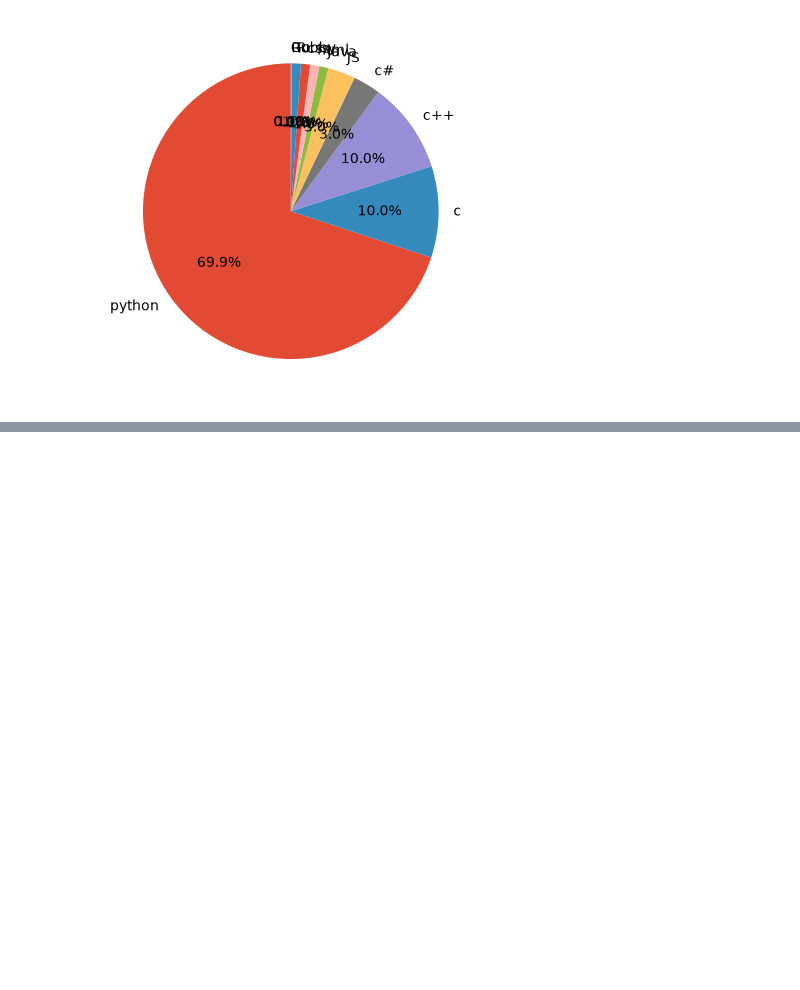
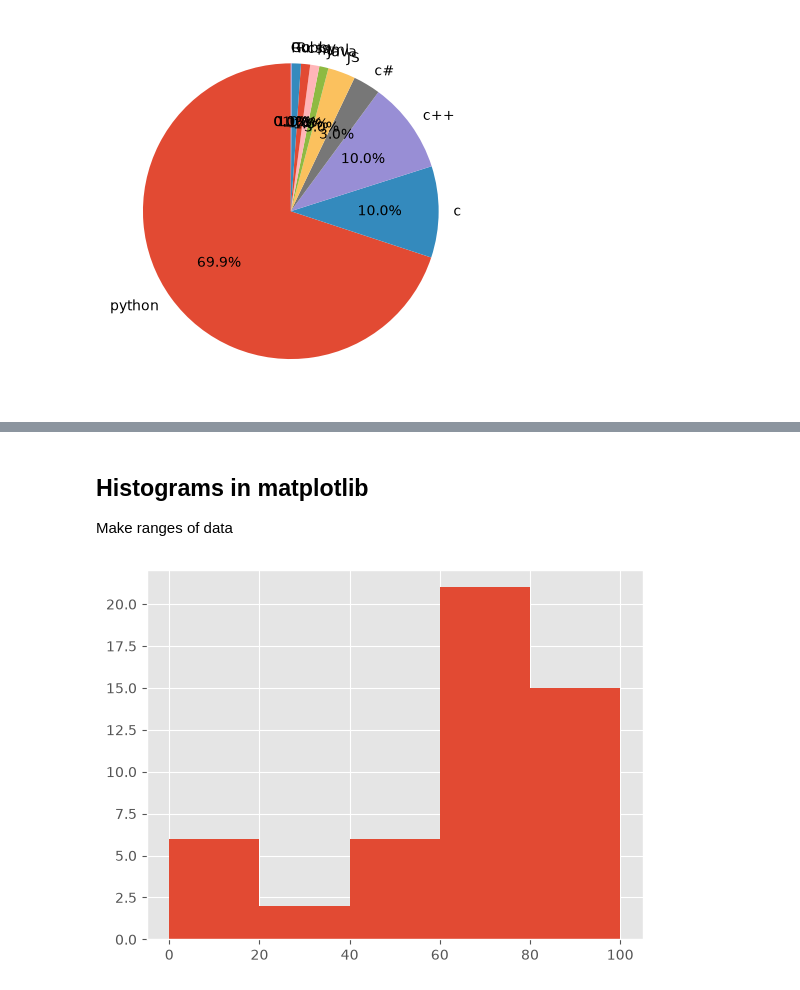
Before and after one commit to Saadkhan-777/Matplotlib-Seaborn-Practice-, a Jupyter notebook: matplotlib_&_seaborn.ipynb, the cells around one changed output, grey strips where cells are left out. Saved outputs shown, nothing was run; the diff lists cells and outputs as text; code cells hidden in the pictures; blank space fills up the shorter version.

```diff
--- a/matplotlib_&_seaborn.ipynb
+++ b/matplotlib_&_seaborn.ipynb
@@ -304,0 +338,15 @@ plt.show()
+# %% [markdown]
+## Histograms in matplotlib
+
+Make ranges of data
+# %%
+data = [50, 56, 9, 65, 59, 85, 72, 77, 0, 56,
+        66, 7, 88, 99, 76, 75, 93, 71, 62, 65,
+        56, 84, 24, 78, 69, 84, 63, 80, 63, 77,
+        88, 80, 88, 82, 60, 9, 79, 81, 84, 77,
+        50, 8, 73, 76, 69, 6, 83, 34, 77, 100]
+# %%
+plt.hist(data, bins=5)
+plt.show()
+# %% [output]
+[figure, added]
```
Also changed, not shown: parts of 19 cells of this notebook.
